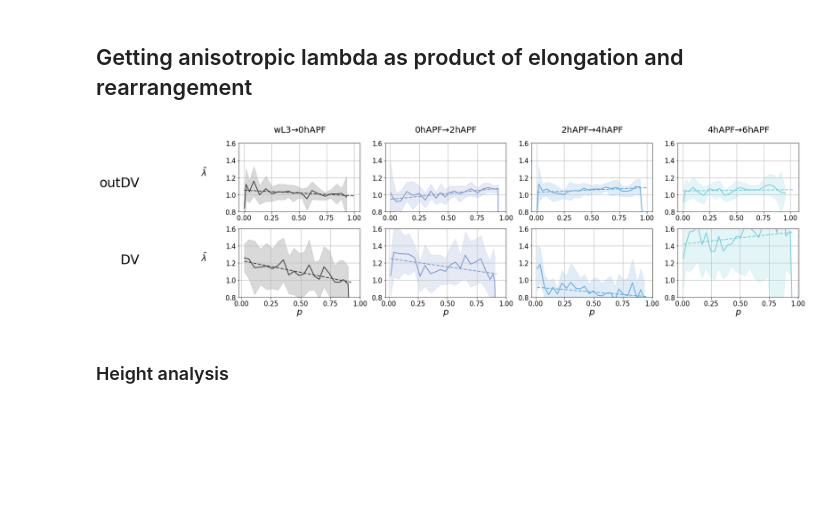
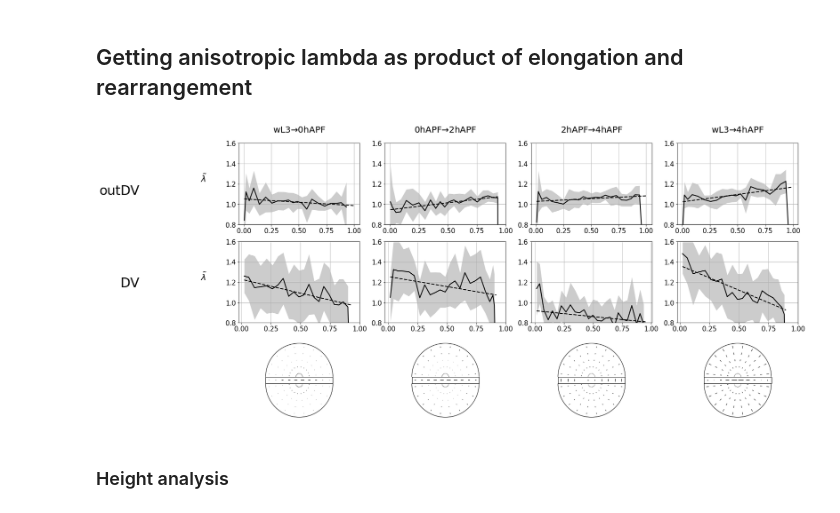
Before and after one commit to abhijeetkrishna/-WingDiscEversion_theory, a Jupyter notebook: Experiments/analysis/prop_comparison_analysis-lambda.ipynb, the cells around one changed output. Drawn from its saved outputs; the diff is of its cells as text; code cells hidden in the pictures; blank space fills up the shorter version.

```diff
--- a/Experiments/analysis/prop_comparison_analysis-lambda.ipynb
+++ b/Experiments/analysis/prop_comparison_analysis-lambda.ipynb
@@ -43,7 +43,7 @@ columns = ['devstage', 'discName', 'region', 'k_dist', 'roi',
 
 rois = ['outDV', 'DV']
 devstages = [#"96hAEL",
-             "wL3","0hAPF","2hAPF","4hAPF", "6hAPF",
+             "wL3","0hAPF","2hAPF","4hAPF", #"6hAPF",
 ]
 
 ############################################
@@ -52,11 +52,11 @@ devstages = [#"96hAEL",
 
 #for the simulations, we use the cumulative version
 devstage_combinations = pd.DataFrame({'devstage_init':[
-                                                       'wL3','0hAPF','2hAPF', '4hAPF' #diff between consecutive stages
+                                                       'wL3','0hAPF','2hAPF', 'wL3' #'4hAPF' #diff between consecutive stages
                                                        #'wL3','wL3','wL3', #'wL3' #cumulative
                                                       ],
                                      'devstage_final':[
-                                                       '0hAPF','2hAPF','4hAPF', '6hAPF'
+                                                       '0hAPF','2hAPF','4hAPF', '4hAPF'#'6hAPF'
                                                       ],}
                                     )
 # %%
@@ -489,14 +487,14 @@ for i in range(nbrows):
             xlabel = r'$N$'
         if roi == 'DV':
             xticks = [0, 50, 100, 150]
-            yticks = [0, 10, 20]
+            yticks = [5, 10, 15]
             xlim = (-5,160)
-            ylim = (-2, 27)
+            ylim = (4, 18)
         else:
             xticks = [0, 250, 500, 750,]
-            yticks = [0, 10, 20]
+            yticks = [5, 7, 9 ]
             xlim = (-10,850)
-            ylim = (-2, 27)
+            ylim = (4, 10)
 
         ax = get_subplot(ax, df = None,  #df_pool_k,
                          stat_df = df_pool_devstage, df_cases_col='discName',
@@ -876,5 +875,5 @@ main_ax.set_xticks([])
 # %%
-#rois = ['outDV', 'DV']
+# rois = ['outDV', 'DV']
 #devstages = ['upcrawling','whitePupa','2hAPF','4hAPF']
 
 
@@ -920,12 +919,12 @@ for i in range(nbrows):
             xticks = [0, 50, 100, 150]
             #yticks = [0, 10, 20]
             xlim = (-5,155)
-            ylim = (0.8, 1.25)
+            ylim = (0.9, 1.21)
         else:
             xticks = [0, 250, 500, 750]
             #yticks = [0, 10, 20]
             xlim = (-10,780)
-            ylim = (0.8, 1.25)
+            ylim = (0.9, 1.07)
 
         ax = get_subplot(ax, df = None, #df_pool_k,
                          stat_df = df_pool_devstage, df_cases_col='discName',
@@ -1262,22 +1275,19 @@ k_diff_w_aniso_stat['fit_lambda_anisotropic'] = k_diff_w_aniso_stat.apply(lambda
 
 
 nbcols = len(devstage_combinations)
-nbrows = len(rois)
+nbrows = 3 #len(rois)
 
 fig,axs = plt.subplots(nbrows, nbcols,
                        figsize = (5*nbcols, (10/3)*nbrows)
                       )
 main_ax = fig.add_subplot(111, frameon=False)
 
+for j in range(nbcols):
+    devstage_init = devstage_combinations.loc[j,'devstage_init']
+    devstage_final = devstage_combinations.loc[j,'devstage_final']
 
-for i in range(nbrows):
-
-    roi = rois[i]
-
-    for j in range(nbcols):
-
-        devstage_init = devstage_combinations.loc[j,'devstage_init']
-        devstage_final = devstage_combinations.loc[j,'devstage_final']
+    for i in range(2):
+        roi = rois[i]
 
         query_str = '(devstage_init == "' + devstage_init + '") & (devstage_final == "' + devstage_final + '") & (roi == "' + roi + '")'
 
@@ -1314,53 +1324,60 @@ for i in range(nbrows):
 
         ax = get_subplot(ax, df = None,#k_diff,
                          stat_df=k_diff_w_aniso_stat, query_str = query_str, x_col = 'ref_pathlength_scaled_beta_mean', y_col = 'lambda_anisotropic',
-                         mean_color=color_dict[devstage_init], mean_linewidth=2,
+                         mean_linewidth=2,
                          xlabel = xlabel, ylabel = ylabel, title = title,
                          xticks = xticks, yticks = yticks, xlim = xlim, ylim = ylim,
+                         mean_color="black", #color_dict[devstage_init],
                         )
         ax = get_subplot(ax, df = None,
                          stat_df = k_diff_w_aniso_stat, query_str = query_str,
                          x_col_mean='ref_pathlength_scaled_beta_mean', y_col_mean ='fit_lambda_anisotropic',
-                         mean_color=color_dict[devstage_init], mean_linewidth=2,
+                         mean_linewidth=2,
                          xlabel = xlabel, ylabel = ylabel, title = title,
                          xticks = xticks, yticks = yticks, xlim = xlim, ylim = ylim,
-                         mean_linestyle='--',error_style = None, mean_label = 'fit'
+                         mean_linestyle='--',error_style = None, mean_label = 'fit',
+                         mean_color="black",#color_dict[devstage_init],
                         )
         #ax.legend()
         ax.grid()
+
+    ax = axs[2,j]
+    ax = get_nematic_subplot(ax, stage_init=devstage_init, stage_final=devstage_final, lambda_name = "lambda_anisotropic_coeffs", fit_lambdas_df=fit_lambdas_df,
+                             quiver_scale=quiver_scale, quiver_width=quiver_width
+                            )
 
 
 fig.tight_layout()
 
 plt.xlabel('', fontsize = 40, labelpad = 30)
 plt.ylabel('', fontsize = 40, labelpad = 70, rotation = 0)
 
 plt.xlim(-0.5,nbcols -0.5)
 plt.ylim(-0.5, nbrows -0.5)
 
 #tick_intervals_x = col_vals
-tick_intervals_y = [0, 1]
+tick_intervals_y = [0, 1, 2]
 
 #tick_intervals_x_str = [str(round(x,2)) for x in tick_intervals_x]
-tick_intervals_y_str = ['DV', 'outDV']
+tick_intervals_y_str = ['', 'DV', 'outDV']
 
 main_ax.tick_params(axis=u'both', which=u'both', length = 0, labelsize = 15,
                     pad = 100, # if two columns
                     #pad = 30, #if four columns
                     rotation = 0)
 
 #plt.xticks(range(len(col_vals)), tick_intervals_x_str, fontsize = 40)
 main_ax.set_yticks(tick_intervals_y)
 main_ax.set_yticklabels(tick_intervals_y_str, fontsize = 30, x = -0.1)
 
 #main_ax.axvline(x = 0.42, color = 'blue', linewidth = 5)
 
 main_ax.set_xticks([])
 #plt.yticks([], [], fontsize = 40)
 
 
 
 os.makedirs('plots/',exist_ok=True)
 plt.savefig('plots/lambda_anisotropic_' + genotype + '.pdf', bbox_inches = 'tight')
 # %% [output]
-[figure, old version]
+[figure, new version]
```
Also changed, not shown: parts of 30 cells of this notebook, 19 other files.
